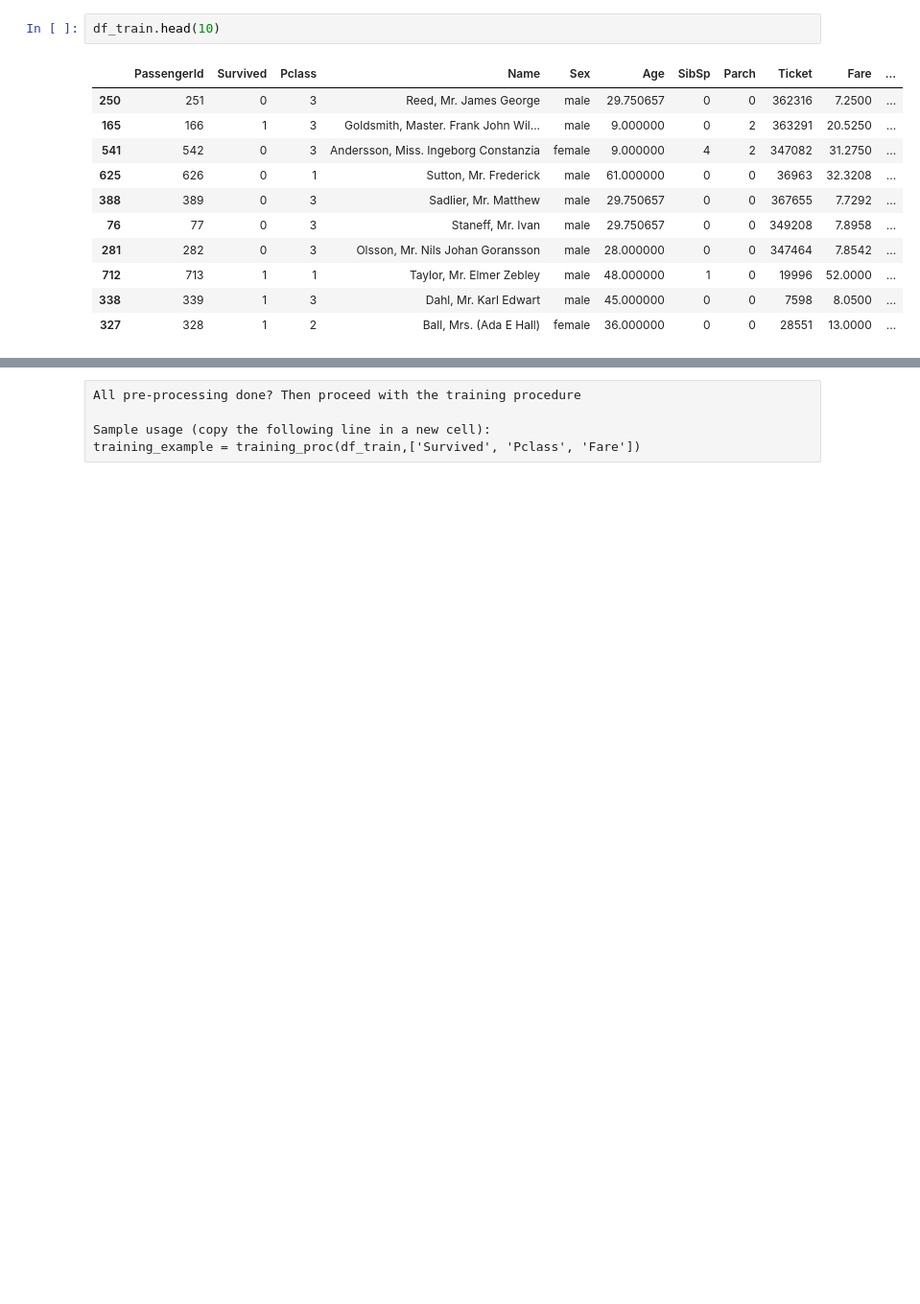
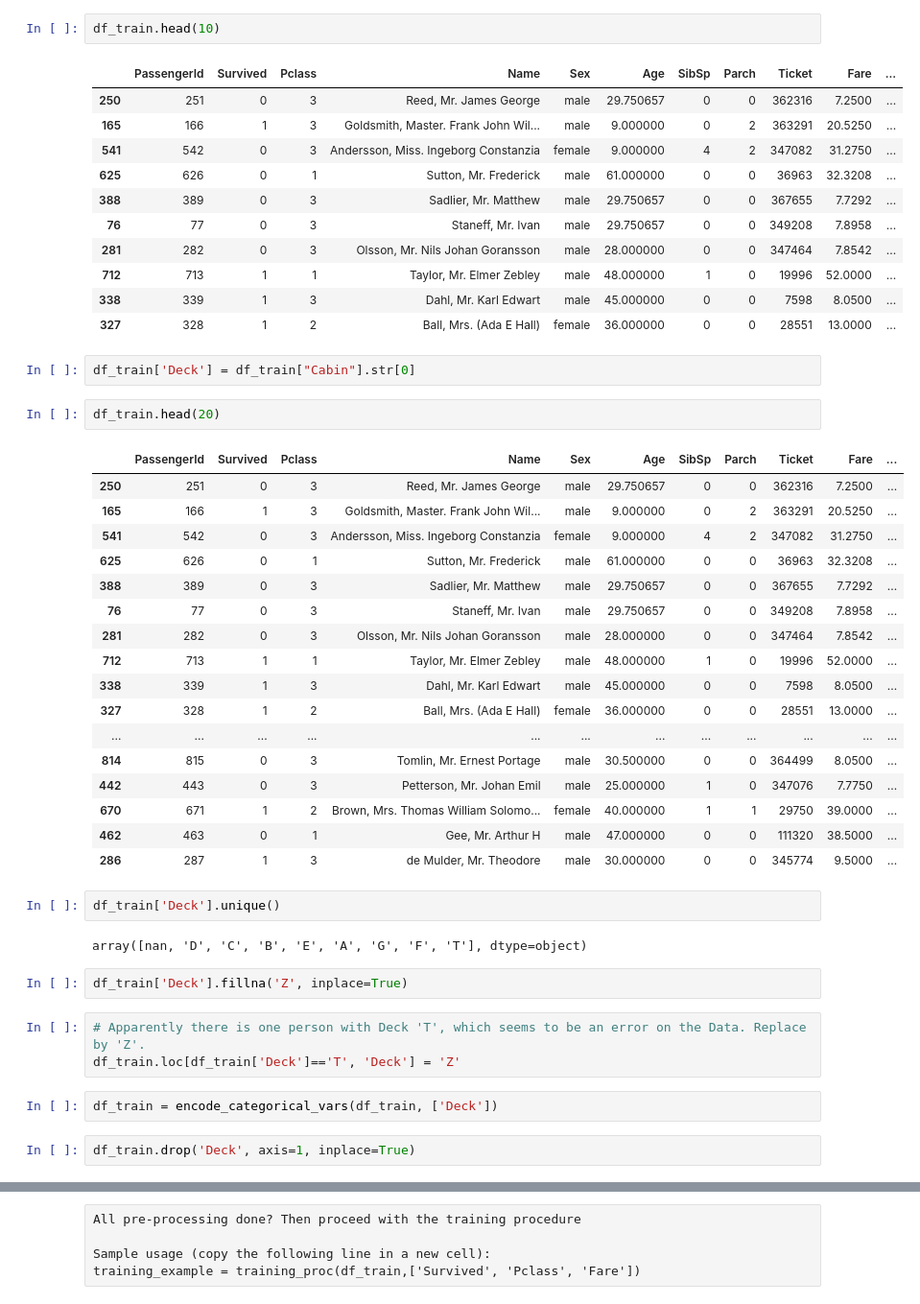
Before and after one commit to m0jibake/Titanic_Repo, a Jupyter notebook: Code/titanic_notebook.ipynb, the cells around one changed output, grey strips where cells are left out. Shown at 96% size. Saved outputs shown, nothing was run; the diff lists cells and outputs as text; blank space fills up the shorter version.

Commit message:
Add Deck variables

```diff
--- a/Code/titanic_notebook.ipynb
+++ b/Code/titanic_notebook.ipynb
@@ -89,3 +101,38 @@ df_train.head(10)
 | 712 | 713 | 1 | 1 | Taylor, Mr. Elmer Zebley | male | 48.000000 | 1 | 0 | 19996 | 52.0000 | ... |
 | 338 | 339 | 1 | 3 | Dahl, Mr. Karl Edwart | male | 45.000000 | 0 | 0 | 7598 | 8.0500 | ... |
 | 327 | 328 | 1 | 2 | Ball, Mrs. (Ada E Hall) | female | 36.000000 | 0 | 0 | 28551 | 13.0000 | ... |
+# %%
+df_train['Deck'] = df_train["Cabin"].str[0]
+# %%
+df_train.head(20)
+# %% [output]
+|  | PassengerId | Survived | Pclass | Name | Sex | Age | SibSp | Parch | Ticket | Fare | ... |
+| 250 | 251 | 0 | 3 | Reed, Mr. James George | male | 29.750657 | 0 | 0 | 362316 | 7.2500 | ... |
+| 165 | 166 | 1 | 3 | Goldsmith, Master. Frank John Wil... | male | 9.000000 | 0 | 2 | 363291 | 20.5250 | ... |
+| 541 | 542 | 0 | 3 | Andersson, Miss. Ingeborg Constanzia | female | 9.000000 | 4 | 2 | 347082 | 31.2750 | ... |
+| 625 | 626 | 0 | 1 | Sutton, Mr. Frederick | male | 61.000000 | 0 | 0 | 36963 | 32.3208 | ... |
+| 388 | 389 | 0 | 3 | Sadlier, Mr. Matthew | male | 29.750657 | 0 | 0 | 367655 | 7.7292 | ... |
+| 76 | 77 | 0 | 3 | Staneff, Mr. Ivan | male | 29.750657 | 0 | 0 | 349208 | 7.8958 | ... |
+| 281 | 282 | 0 | 3 | Olsson, Mr. Nils Johan Goransson | male | 28.000000 | 0 | 0 | 347464 | 7.8542 | ... |
+| 712 | 713 | 1 | 1 | Taylor, Mr. Elmer Zebley | male | 48.000000 | 1 | 0 | 19996 | 52.0000 | ... |
+| 338 | 339 | 1 | 3 | Dahl, Mr. Karl Edwart | male | 45.000000 | 0 | 0 | 7598 | 8.0500 | ... |
+| 327 | 328 | 1 | 2 | Ball, Mrs. (Ada E Hall) | female | 36.000000 | 0 | 0 | 28551 | 13.0000 | ... |
+| ... | ... | ... | ... | ... | ... | ... | ... | ... | ... | ... | ... |
+| 814 | 815 | 0 | 3 | Tomlin, Mr. Ernest Portage | male | 30.500000 | 0 | 0 | 364499 | 8.0500 | ... |
+| 442 | 443 | 0 | 3 | Petterson, Mr. Johan Emil | male | 25.000000 | 1 | 0 | 347076 | 7.7750 | ... |
+| 670 | 671 | 1 | 2 | Brown, Mrs. Thomas William Solomo... | female | 40.000000 | 1 | 1 | 29750 | 39.0000 | ... |
+| 462 | 463 | 0 | 1 | Gee, Mr. Arthur H | male | 47.000000 | 0 | 0 | 111320 | 38.5000 | ... |
+| 286 | 287 | 1 | 3 | de Mulder, Mr. Theodore | male | 30.000000 | 0 | 0 | 345774 | 9.5000 | ... |
+# %%
+df_train['Deck'].unique()
+# %% [output]
+array([nan, 'D', 'C', 'B', 'E', 'A', 'G', 'F', 'T'], dtype=object)
+# %%
+df_train['Deck'].fillna('Z', inplace=True)
+# %%
+# Apparently there is one person with Deck 'T', which seems to be an error on the Data. Replace by 'Z'.
+df_train.loc[df_train['Deck']=='T', 'Deck'] = 'Z'
+# %%
+df_train = encode_categorical_vars(df_train, ['Deck'])
+# %%
+df_train.drop('Deck', axis=1, inplace=True)
```
Also changed, not shown: parts of 7 cells of this notebook, 1 other file.
